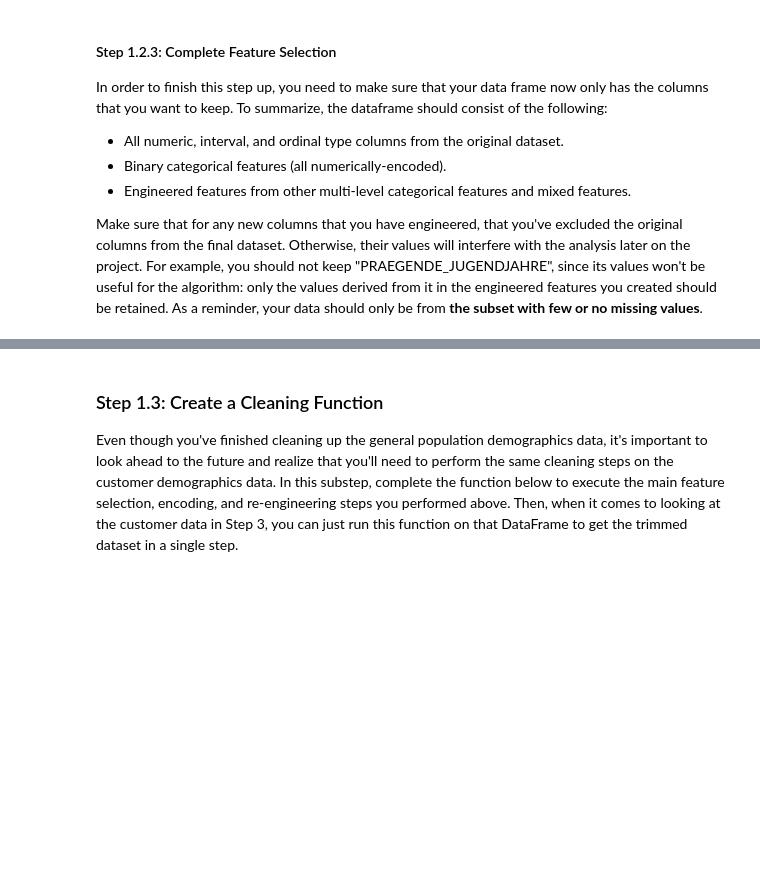
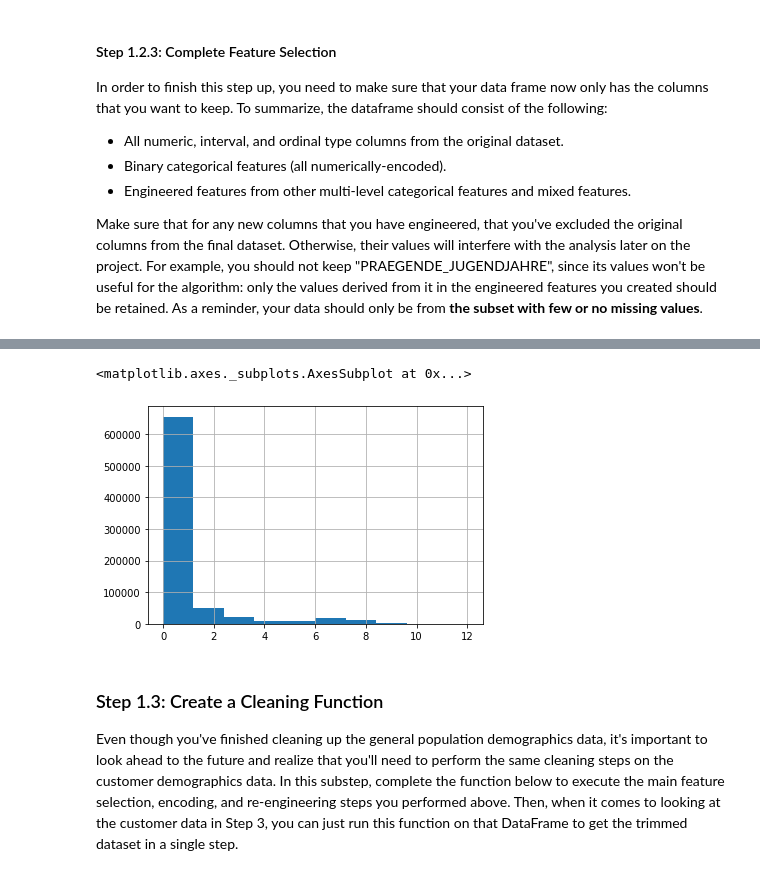
Before and after one commit to rajashekar/Identify_Customer_Segments, a Jupyter notebook: Identify_Customer_Segments.ipynb, the cells around one changed output, grey strips where cells are left out. Drawn from its saved outputs; the diff is of its cells as text; code cells hidden in the pictures; blank space fills up the shorter version.

```diff
--- a/Identify_Customer_Segments.ipynb
+++ b/Identify_Customer_Segments.ipynb
@@ -366,0 +374,2 @@ compare_above_vs_below_threshold()
+# %%
+azdias = azdias.loc[below_threshold.index, :]
@@ -542,3 +550,7 @@ for col in cat_gt_2:
+# %%
+# Dropping multi level categorical features
+azdias_encoded = azdias.copy()
+azdias_encoded.drop(columns = cat_gt_2, inplace = True)
 # %%
 azdias_encoded.shape
 # %% [output]
@@ -812,6 +838,10 @@ Make sure that for any new columns that you have engineered, that you've exclude
 # %%
 # Do whatever you need to in order to ensure that the dataframe only contains
 # the columns that should be passed to the algorithm functions.
+azdias_encoded_no_mixed.isnull().sum(axis=1).sort_values(ascending=False).hist()
+# %% [output]
+<matplotlib.axes._subplots.AxesSubplot at 0x...>
+[figure, added]
 # %% [markdown]
 ### Step 1.3: Create a Cleaning Function
 
```
Also changed, not shown: parts of 42 cells of this notebook.
